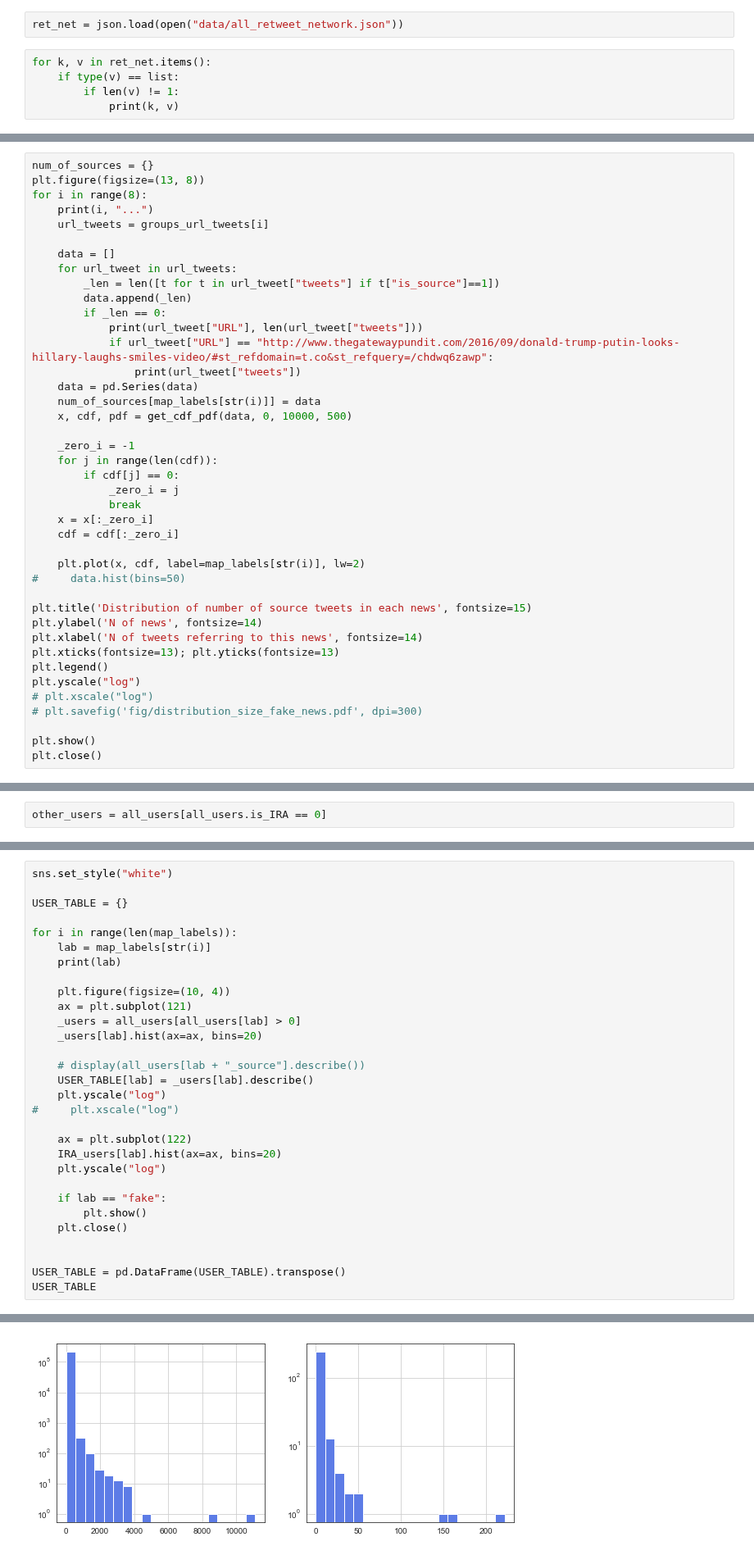
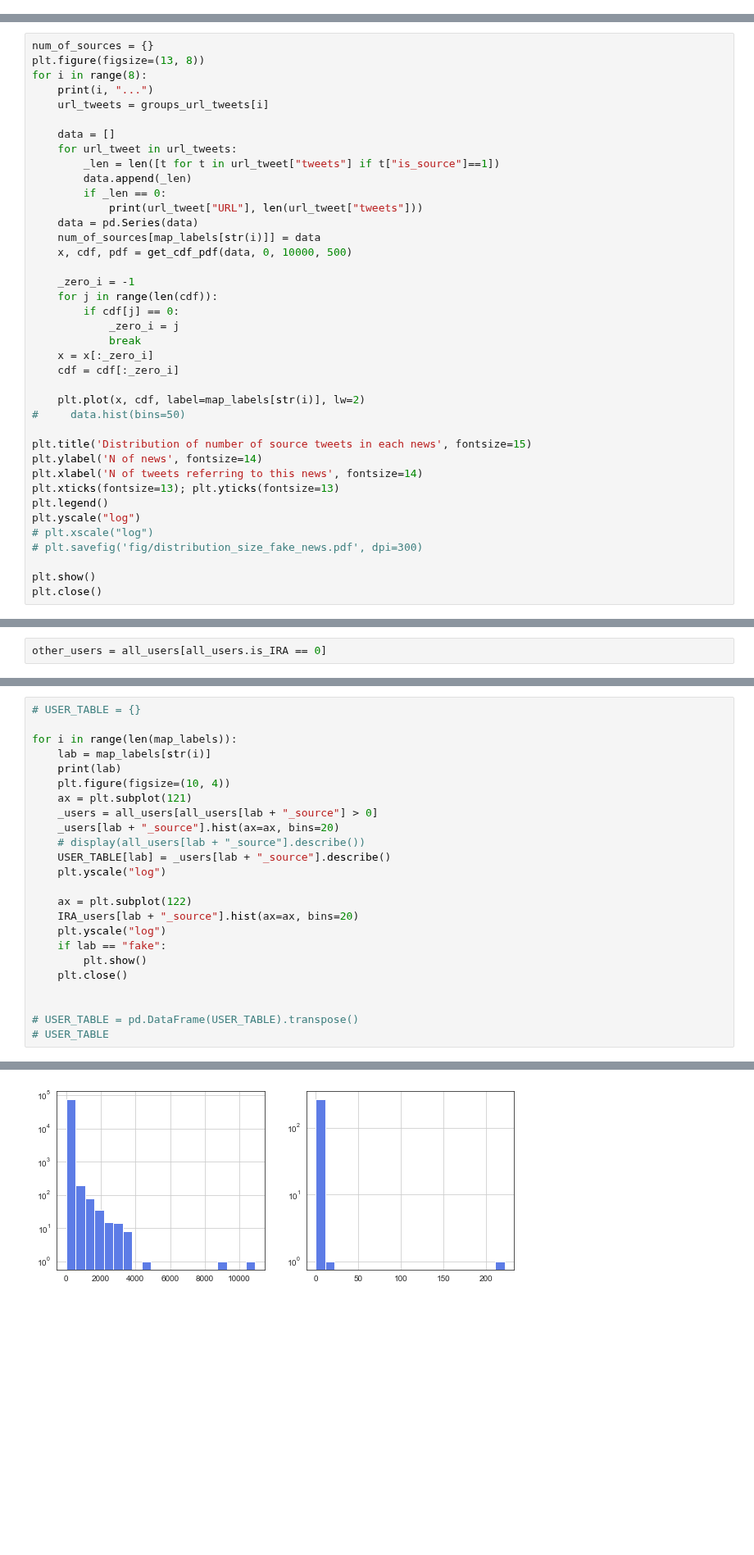
Before and after one commit to kayzhou/fake_news_during_election, a Jupyter notebook: all_tweets.ipynb, the cells around one changed output, grey strips where cells are left out. Shown at 82% size. Drawn from its saved outputs; the diff is of its cells as text; blank space fills up the shorter version.

```diff
--- a/all_tweets.ipynb
+++ b/all_tweets.ipynb
@@ -4,13 +4,6 @@
 from my_weapon import *
 from collections import defaultdict, Counter
 from IPython.display import display
-# %%
-ret_net = json.load(open("data/all_retweet_network.json"))
-# %%
-for k, v in ret_net.items():
-    if type(v) == list:
-        if len(v) != 1:
-            print(k, v)
 # %%
 %time groups_url_tweets = [json.load(open("disk/url_ts_media_{}.json".format(i))) for i in range(8)]
 # %% [output]
@@ -125,8 +118,6 @@ for i in range(8):
         data.append(_len)
         if _len == 0:
             print(url_tweet["URL"], len(url_tweet["tweets"]))
-            if url_tweet["URL"] == "http://www.thegatewaypundit.com/2016/09/donald-trump-putin-looks-hillary-laughs-smiles-video/#st_refdomain=t.co&st_refquery=/chdwq6zawp":
-                print(url_tweet["tweets"])
     data = pd.Series(data)
     num_of_sources[map_labels[str(i)]] = data
     x, cdf, pdf = get_cdf_pdf(data, 0, 10000, 500)
@@ -1687,36 +1933,30 @@ Name: Ns/Nsu, dtype: float64
 # %%
-sns.set_style("white")
-
-USER_TABLE = {}
+# USER_TABLE = {}
 
 for i in range(len(map_labels)):
     lab = map_labels[str(i)]
     print(lab)
-
     plt.figure(figsize=(10, 4))
     ax = plt.subplot(121)
-    _users = all_users[all_users[lab] > 0]
-    _users[lab].hist(ax=ax, bins=20)
-
+    _users = all_users[all_users[lab + "_source"] > 0]
+    _users[lab + "_source"].hist(ax=ax, bins=20)
     # display(all_users[lab + "_source"].describe())
-    USER_TABLE[lab] = _users[lab].describe()
+    USER_TABLE[lab] = _users[lab + "_source"].describe()
     plt.yscale("log")
-#     plt.xscale("log")
 
     ax = plt.subplot(122)
-    IRA_users[lab].hist(ax=ax, bins=20)
+    IRA_users[lab + "_source"].hist(ax=ax, bins=20)
     plt.yscale("log")
-
     if lab == "fake":
         plt.show()
     plt.close()
 
 
-USER_TABLE = pd.DataFrame(USER_TABLE).transpose()
-USER_TABLE
+# USER_TABLE = pd.DataFrame(USER_TABLE).transpose()
+# USER_TABLE
 # %% [output]
 fake
-[figure, old version]
+[figure, new version]
 extreme bias (right)
 right
 right leaning
```
Also changed, not shown: parts of 54 cells of this notebook, 2 other files.
